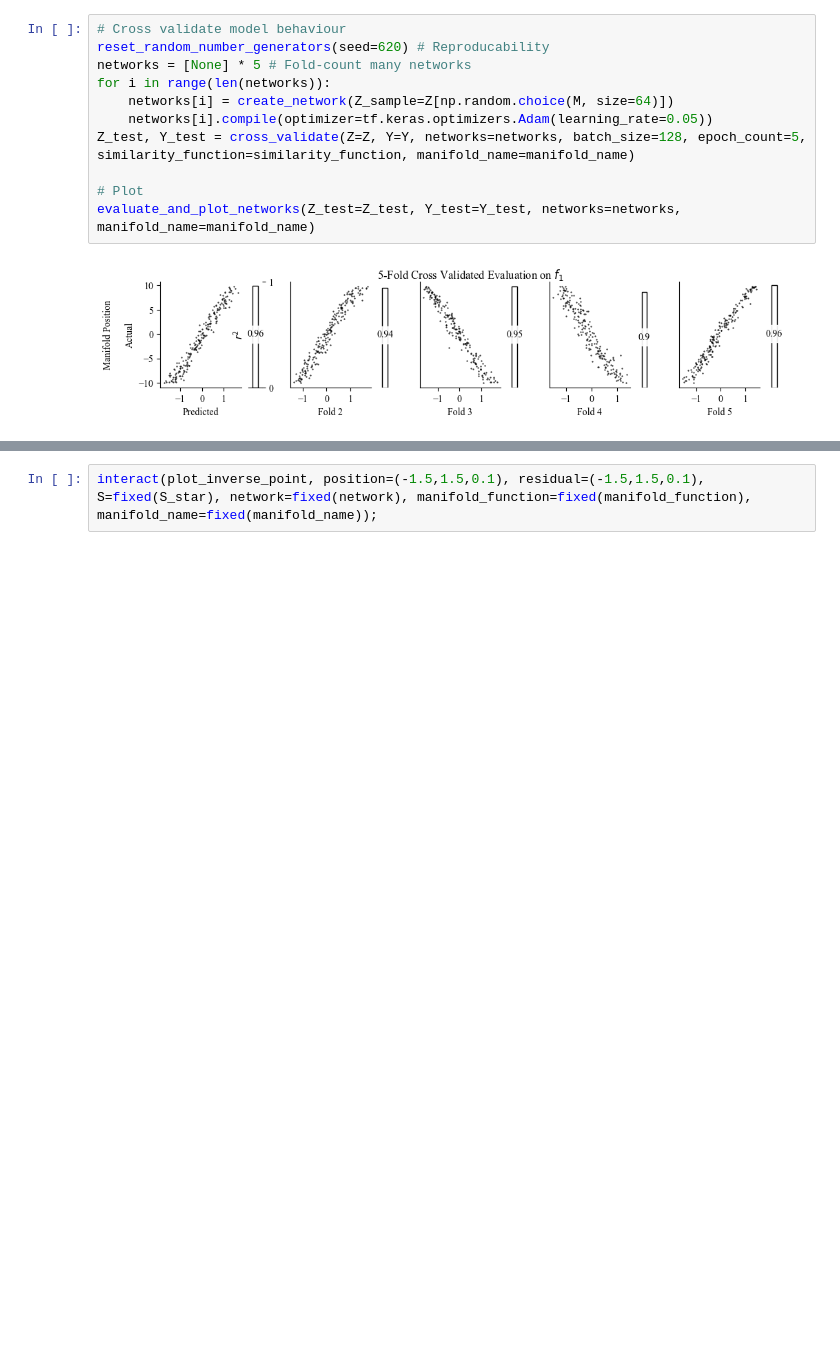
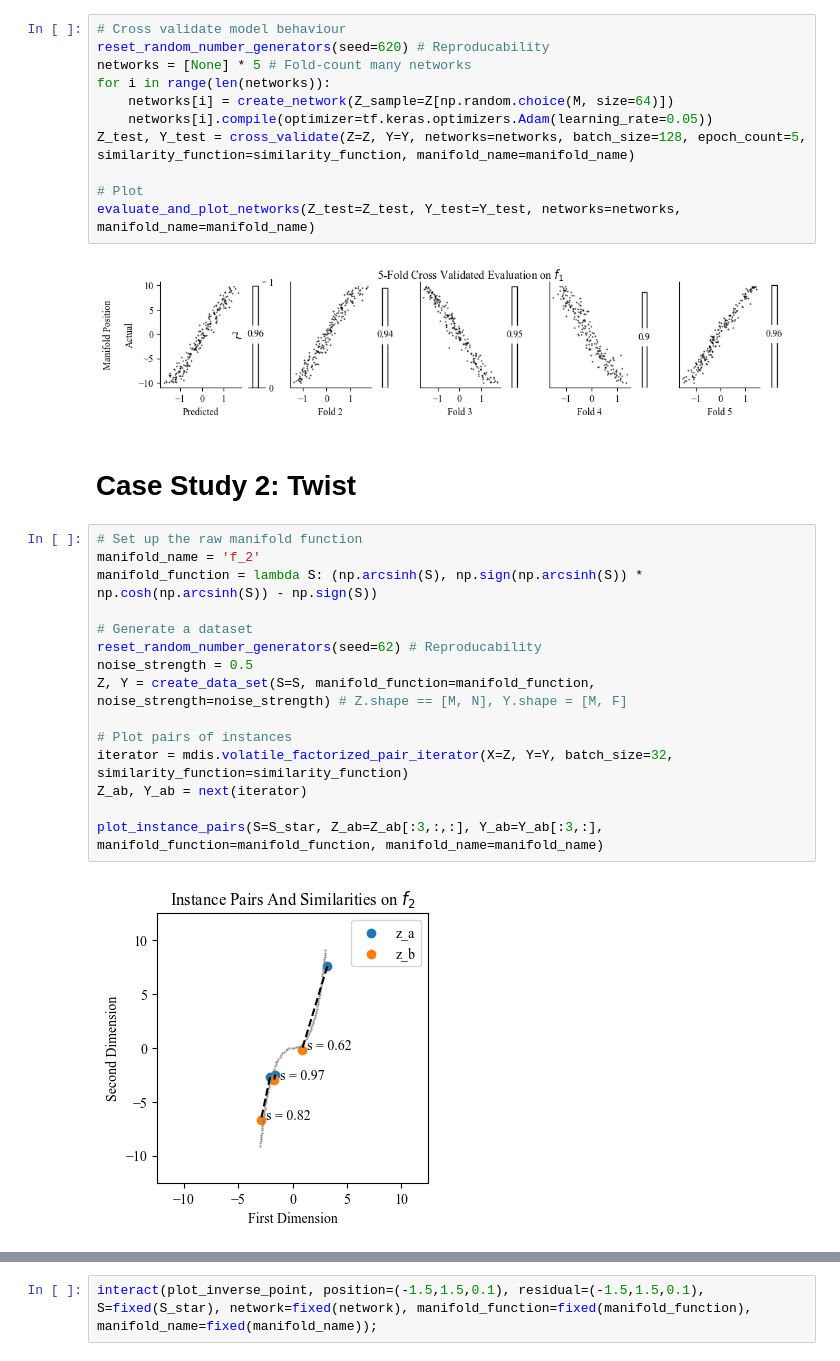
Before and after one commit to TimHenry1995/gyoza, a Jupyter notebook: src/gyoza/scripts/manifolds.ipynb, the cells around one changed output, grey strips where cells are left out. Saved outputs shown, nothing was run; the diff lists cells and outputs as text; blank space fills up the shorter version.

Commit message:
first 2 case studies work

```diff
--- a/src/gyoza/scripts/manifolds.ipynb
+++ b/src/gyoza/scripts/manifolds.ipynb
@@ -540,3 +542,22 @@ Z_test, Y_test = cross_validate(Z=Z, Y=Y, networks=networks, batch_size=128, epo
 evaluate_and_plot_networks(Z_test=Z_test, Y_test=Y_test, networks=networks, manifold_name=manifold_name)
 # %% [output]
 [figure]
+# %% [markdown]
+# Case Study 2: Twist
+# %%
+# Set up the raw manifold function
+manifold_name = 'f_2'
+manifold_function = lambda S: (np.arcsinh(S), np.sign(np.arcsinh(S)) * np.cosh(np.arcsinh(S)) - np.sign(S))
+
+# Generate a dataset
+reset_random_number_generators(seed=62) # Reproducability
+noise_strength = 0.5
+Z, Y = create_data_set(S=S, manifold_function=manifold_function, noise_strength=noise_strength) # Z.shape == [M, N], Y.shape = [M, F]
+
+# Plot pairs of instances
+iterator = mdis.volatile_factorized_pair_iterator(X=Z, Y=Y, batch_size=32, similarity_function=similarity_function)
+Z_ab, Y_ab = next(iterator)
+
+plot_instance_pairs(S=S_star, Z_ab=Z_ab[:3,:,:], Y_ab=Y_ab[:3,:], manifold_function=manifold_function, manifold_name=manifold_name)
+# %% [output]
+[figure, added]
```
Also changed, not shown: parts of 9 cells of this notebook.
